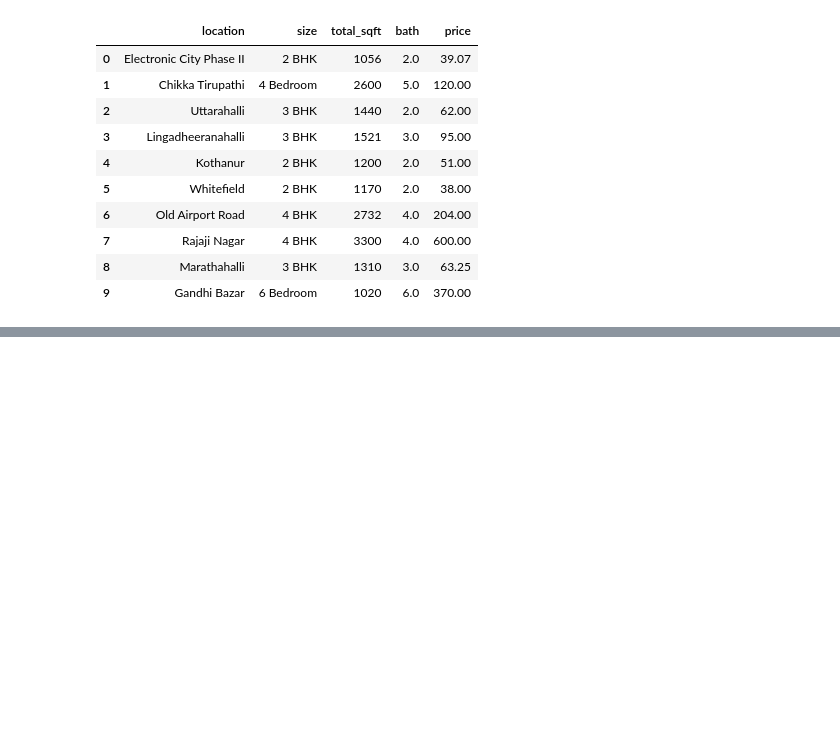
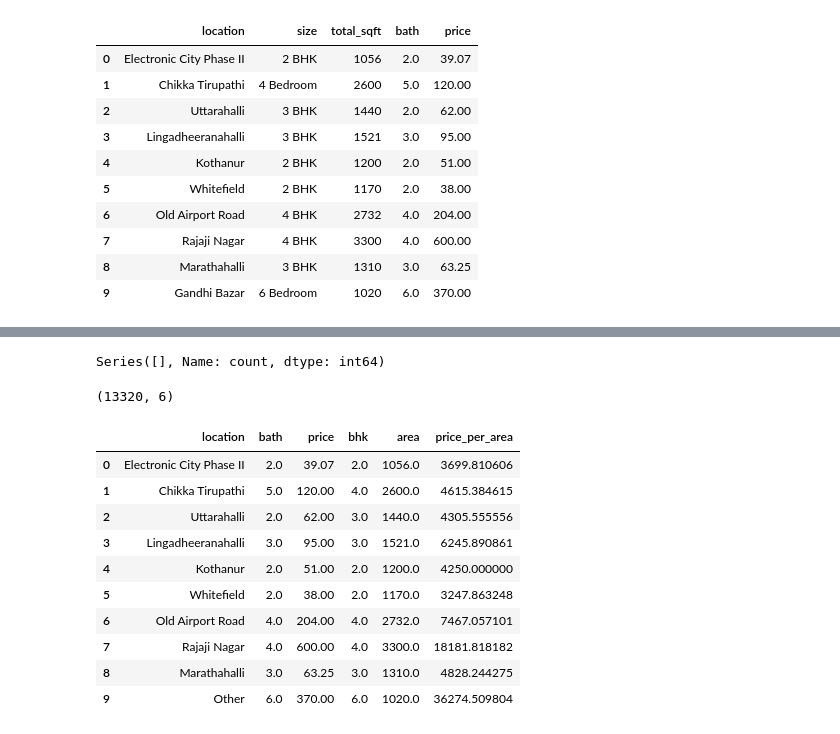
Before and after one commit to Pranavlovescode/Show-Me-Price, a Jupyter notebook: bangluru_price_prediction.ipynb, the cells around one changed output, grey strips where cells are left out. Saved outputs shown, nothing was run; the diff lists cells and outputs as text; code cells hidden in the pictures; blank space fills up the shorter version.

```diff
--- a/bangluru_price_prediction.ipynb
+++ b/bangluru_price_prediction.ipynb
@@ -103,0 +149,11 @@ Name: count, Length: 1305, dtype: int64
+# %%
+def convert_to_float(x):
+    tokens = x.split('-')
+    if len(tokens)==2:
+        return (float(tokens[0])+float(tokens[1]))/2
+    try:
+        return float(x)
+    except:
+        return None
+
+convert_to_float('1015 - 1540')
@@ -103,0 +272,26 @@ Name: count, Length: 1305, dtype: int64
+# %%
+df6['location'].value_counts()[df6.location.value_counts()<10]
+# df9.head()
+# %% [output]
+Series([], Name: count, dtype: int64)
+# %%
+df9.shape
+# %% [output]
+(13320, 6)
+# %%
+df6['location'].fillna('Unknown', inplace=True)
+df6['location'] = df6['location'].apply(lambda x: 'Other' if df6['location'].value_counts()[x] <= 10 else x)
+df6.head(10)
+# df6.isnull().sum()
+# %% [output]
+|  | location | bath | price | bhk | area | price_per_area |
+| 0 | Electronic City Phase II | 2.0 | 39.07 | 2.0 | 1056.0 | 3699.810606 |
+| 1 | Chikka Tirupathi | 5.0 | 120.00 | 4.0 | 2600.0 | 4615.384615 |
+| 2 | Uttarahalli | 2.0 | 62.00 | 3.0 | 1440.0 | 4305.555556 |
+| 3 | Lingadheeranahalli | 3.0 | 95.00 | 3.0 | 1521.0 | 6245.890861 |
+| 4 | Kothanur | 2.0 | 51.00 | 2.0 | 1200.0 | 4250.000000 |
+| 5 | Whitefield | 2.0 | 38.00 | 2.0 | 1170.0 | 3247.863248 |
+| 6 | Old Airport Road | 4.0 | 204.00 | 4.0 | 2732.0 | 7467.057101 |
+| 7 | Rajaji Nagar | 4.0 | 600.00 | 4.0 | 3300.0 | 18181.818182 |
+| 8 | Marathahalli | 3.0 | 63.25 | 3.0 | 1310.0 | 4828.244275 |
+| 9 | Other | 6.0 | 370.00 | 6.0 | 1020.0 | 36274.509804 |
```
Also changed, not shown: parts of 25 cells of this notebook.
